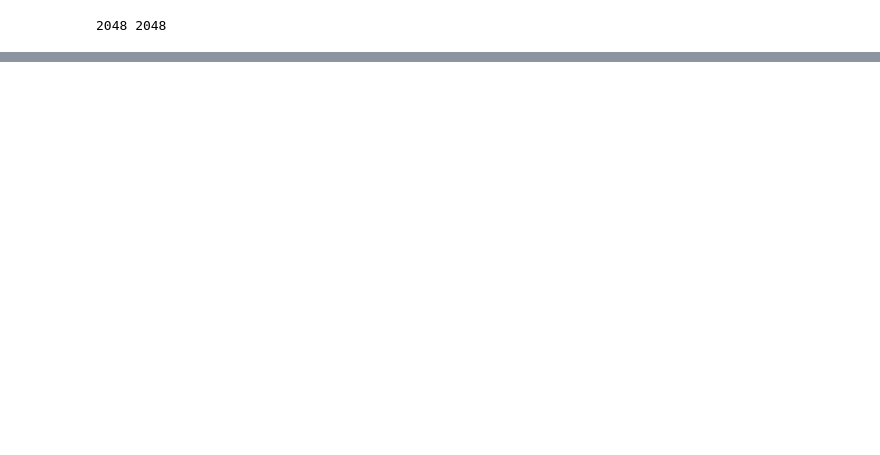
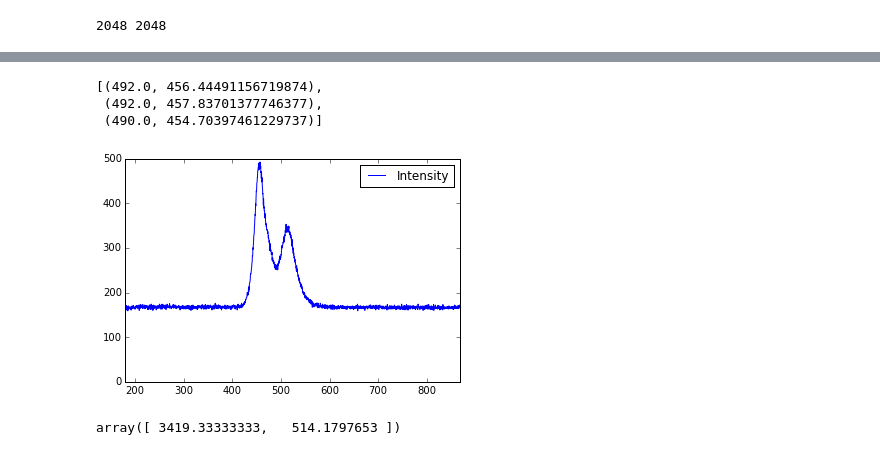
Before and after one commit to piratefsh/usb2000-experiments, a Jupyter notebook: USB2000 Spectrometer Experiments.ipynb, the cells around one changed output, grey strips where cells are left out. Drawn from its saved outputs; the diff is of its cells as text; code cells hidden in the pictures; blank space fills up the shorter version.

```diff
--- a/USB2000 Spectrometer Experiments.ipynb
+++ b/USB2000 Spectrometer Experiments.ipynb
@@ -37,5 +37,6 @@ def plot_intensity(spec):
     wavelengths = spec.wavelengths()
     dframe = pd.DataFrame(intensities, index=wavelengths, columns=['Intensity'])
     dframe.plot()
+    return intensities, wavelengths
 # %%
 spec.integration_time_micros(3000)
@@ -55,0 +57,30 @@ for i in range(10):
+# %%
+i, w = plot_intensity(spec)
+pairs = [(i[j], w[j]) for j in range(len(i))]
+
+pairs.sort(key=lambda x: x[0], reverse=True)
+
+highest_intensities = pairs[:3]
+highest_intensities
+# %% [output]
+[(492.0, 456.44491156719874),
+ (492.0, 457.83701377746377),
+ (490.0, 454.70397461229737)]
+[figure, added]
+# %%
+green = [(3432.0, 514.06587598080591),
+ (3421.0, 513.3819689575206),
+ (3405.0, 515.09145097057285)]
+green = np.array(green)
+
+red = [(4095.0, 624.0924001269774),
+ (4095.0, 624.42113151831904),
+ (4095.0, 624.74982070362103)]
+
+blue = [(492.0, 456.44491156719874),
+ (492.0, 457.83701377746377),
+ (490.0, 454.70397461229737)]
+
+green.mean(axis=0)
+# %% [output]
+array([ 3419.33333333,   514.1797653 ])
```
Also changed, not shown: parts of 3 cells of this notebook.
